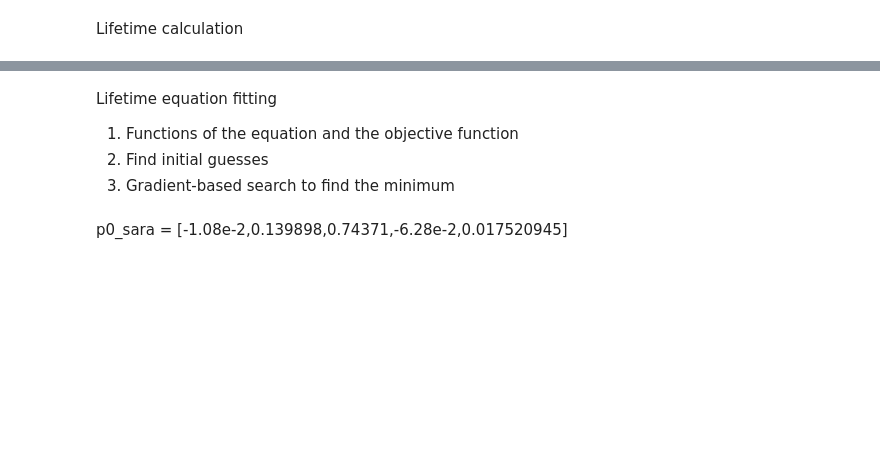
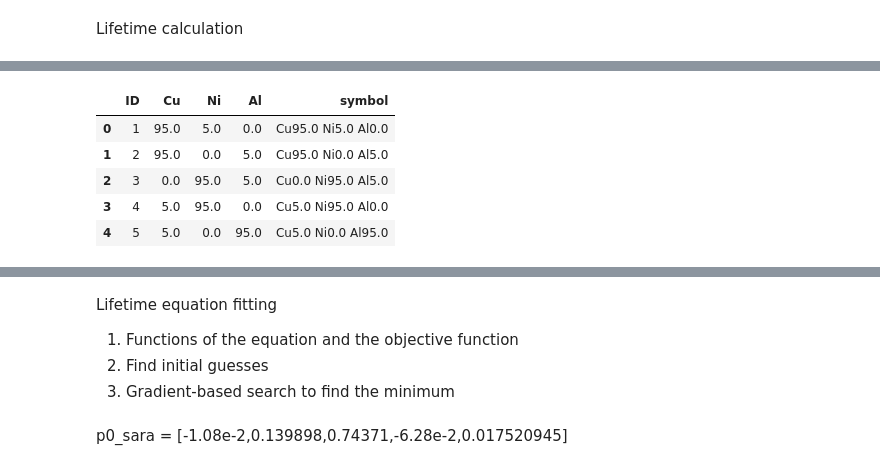
Before and after one commit to linarojas0824/Hybrid-Experimental-Data-Driven-Workflow, a Jupyter notebook: scripts/Notebooks/Pump_Probe_Results.ipynb, the cells around one changed output, grey strips where cells are left out. Saved outputs shown, nothing was run; the diff lists cells and outputs as text; code cells hidden in the pictures; blank space fills up the shorter version.

```diff
--- a/scripts/Notebooks/Pump_Probe_Results.ipynb
+++ b/scripts/Notebooks/Pump_Probe_Results.ipynb
@@ -130,3 +150,12 @@ conn.close()
+# %%
+df_compo.head(5)
+# %% [output]
+|  | ID | Cu | Ni | Al | symbol |
+| 0 | 1 | 95.0 | 5.0 | 0.0 | Cu95.0 Ni5.0 Al0.0 |
+| 1 | 2 | 95.0 | 0.0 | 5.0 | Cu95.0 Ni0.0 Al5.0 |
+| 2 | 3 | 0.0 | 95.0 | 5.0 | Cu0.0 Ni95.0 Al5.0 |
+| 3 | 4 | 5.0 | 95.0 | 0.0 | Cu5.0 Ni95.0 Al0.0 |
+| 4 | 5 | 5.0 | 0.0 | 95.0 | Cu5.0 Ni0.0 Al95.0 |
 # %%
 fig, axes = Plotter.plot_lifetime_fit_panel(
     master_time=master_time,
```
Also changed, not shown: parts of 5 cells of this notebook, 3 other files.
